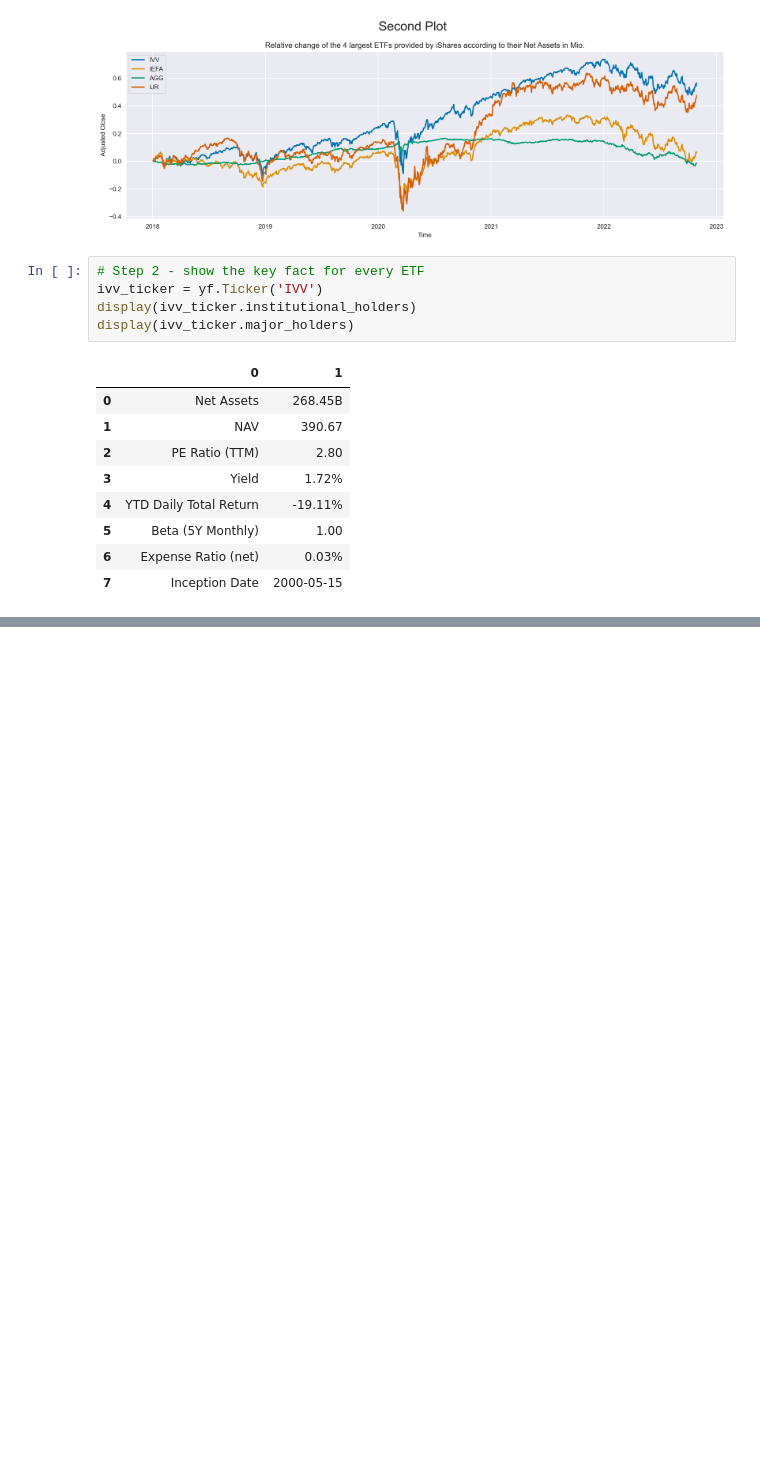
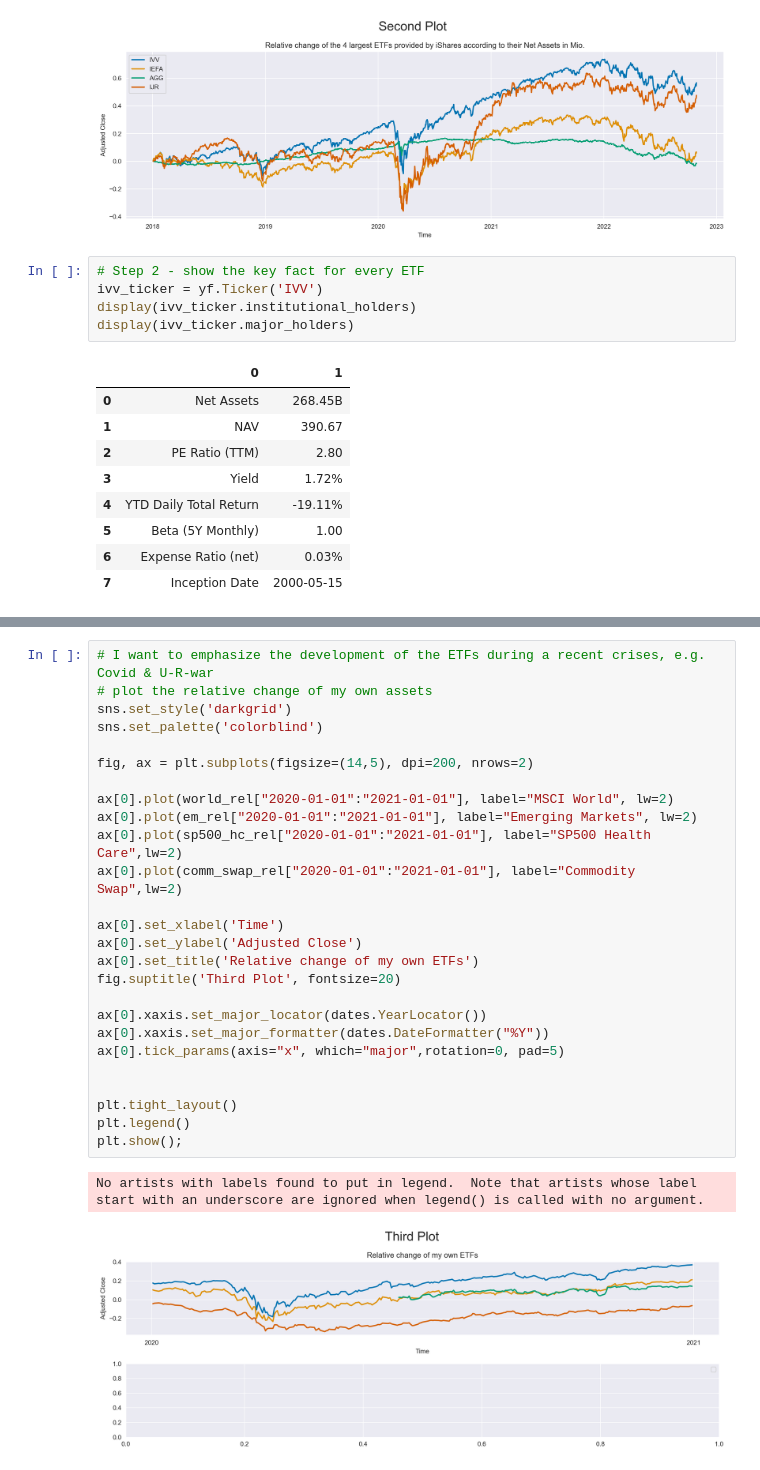
Before and after one commit to Ankru98/finengin, a Jupyter notebook: Code_Jupiter.ipynb, the cells around one changed output, grey strips where cells are left out. Drawn from its saved outputs; the diff is of its cells as text; blank space fills up the shorter version.

```diff
--- a/Code_Jupiter.ipynb
+++ b/Code_Jupiter.ipynb
@@ -177,0 +240,29 @@ display(ivv_ticker.major_holders)
+# %%
+# I want to emphasize the development of the ETFs during a recent crises, e.g. Covid & U-R-war
+# plot the relative change of my own assets
+sns.set_style('darkgrid')
+sns.set_palette('colorblind')
+
+fig, ax = plt.subplots(figsize=(14,5), dpi=200, nrows=2)
+
+ax[0].plot(world_rel["2020-01-01":"2021-01-01"], label="MSCI World", lw=2)
+ax[0].plot(em_rel["2020-01-01":"2021-01-01"], label="Emerging Markets", lw=2)
+ax[0].plot(sp500_hc_rel["2020-01-01":"2021-01-01"], label="SP500 Health Care",lw=2)
+ax[0].plot(comm_swap_rel["2020-01-01":"2021-01-01"], label="Commodity Swap",lw=2)
+
+ax[0].set_xlabel('Time')
+ax[0].set_ylabel('Adjusted Close')
+ax[0].set_title('Relative change of my own ETFs')
+fig.suptitle('Third Plot', fontsize=20)
+
+ax[0].xaxis.set_major_locator(dates.YearLocator())
+ax[0].xaxis.set_major_formatter(dates.DateFormatter("%Y"))
+ax[0].tick_params(axis="x", which="major",rotation=0, pad=5)
+
+
+plt.tight_layout()
+plt.legend()
+plt.show();
+# %% [output]
+No artists with labels found to put in legend.  Note that artists whose label start with an underscore are ignored when legend() is called with no argument.
+[figure, added]
```
Also changed, not shown: parts of 11 cells of this notebook.
